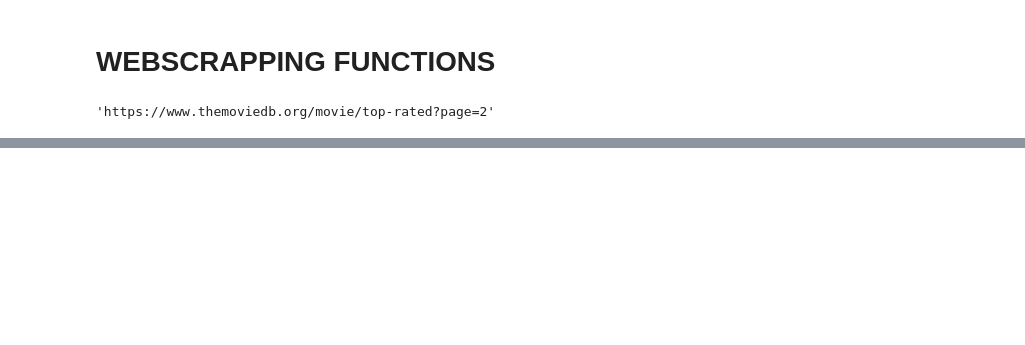
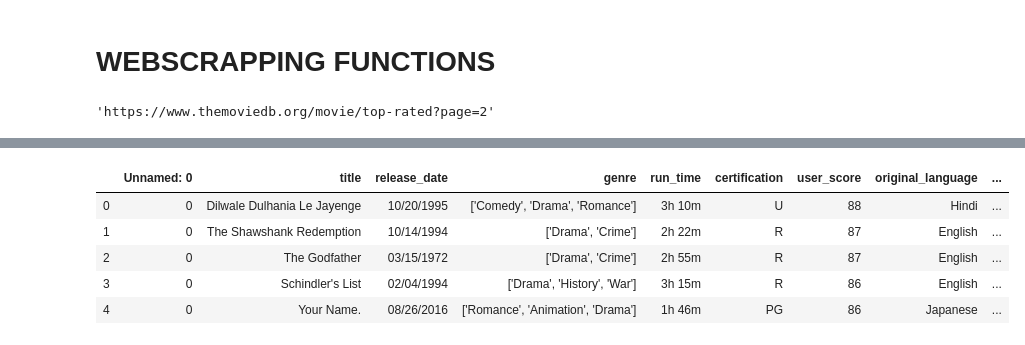
Before and after one commit to gabrieljarosi/dsc-mod-1-project-v2-1-onl01-dtsc-pt-041320, a Jupyter notebook: student.ipynb, the cells around one changed output, grey strips where cells are left out. Saved outputs shown, nothing was run; the diff lists cells and outputs as text; code cells hidden in the pictures; blank space fills up the shorter version.

```diff
--- a/student.ipynb
+++ b/student.ipynb
@@ -376,0 +492,10 @@ AttributeError: 'NoneType' object has no attribute 'find'
+# %%
+df = pd.read_csv('tmdb_webscraping.csv')
+df.head()
+# %% [output]
+|  | Unnamed: 0 | title | release_date | genre | run_time | certification | user_score | original_language | ... |
+| 0 | 0 | Dilwale Dulhania Le Jayenge | 10/20/1995 | ['Comedy', 'Drama', 'Romance'] | 3h 10m | U | 88 | Hindi | ... |
+| 1 | 0 | The Shawshank Redemption | 10/14/1994 | ['Drama', 'Crime'] | 2h 22m | R | 87 | English | ... |
+| 2 | 0 | The Godfather | 03/15/1972 | ['Drama', 'Crime'] | 2h 55m | R | 87 | English | ... |
+| 3 | 0 | Schindler's List | 02/04/1994 | ['Drama', 'History', 'War'] | 3h 15m | R | 86 | English | ... |
+| 4 | 0 | Your Name. | 08/26/2016 | ['Romance', 'Animation', 'Drama'] | 1h 46m | PG | 86 | Japanese | ... |
```
Also changed, not shown: parts of 25 cells of this notebook, 1 other file.
